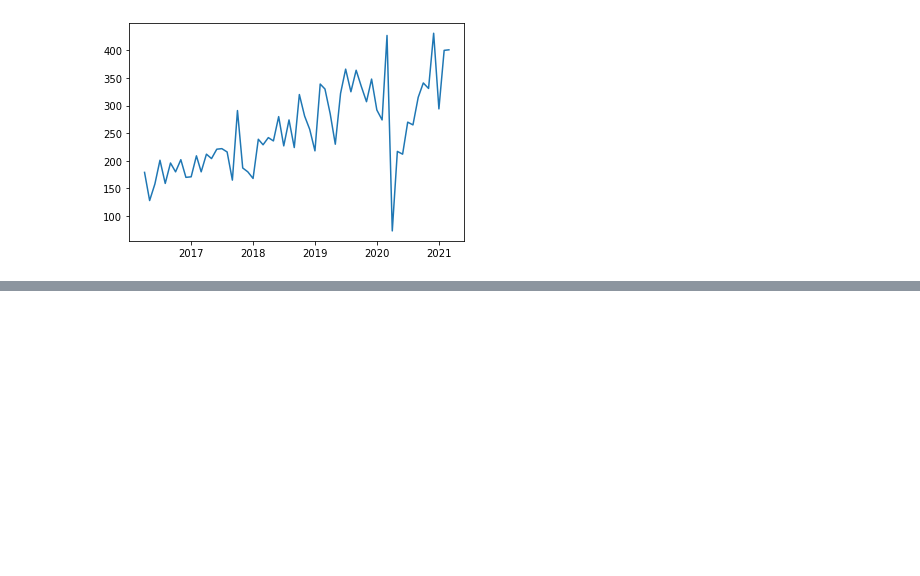
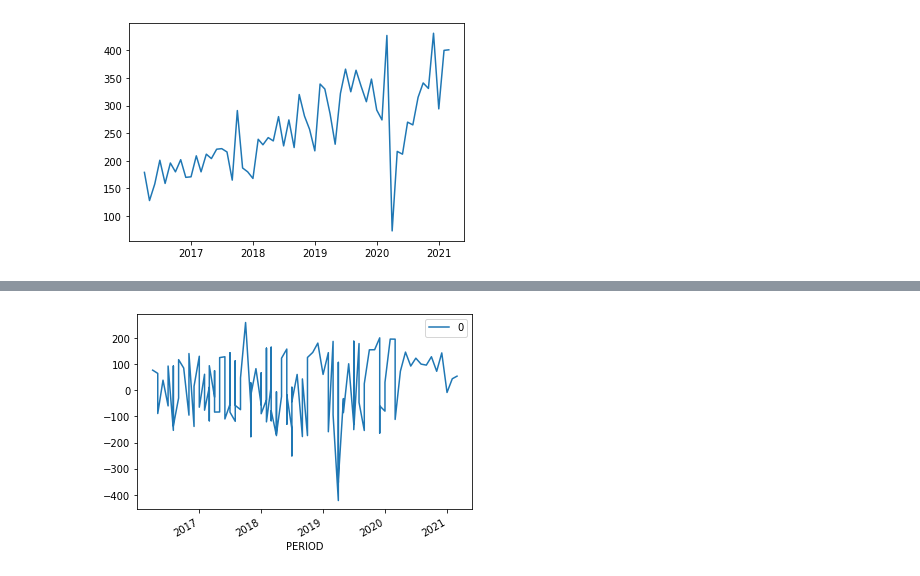
Before and after one commit to qqq6301/Msc-thesis, a Jupyter notebook: Untitled.ipynb, the cells around one changed output, grey strips where cells are left out. Saved outputs shown, nothing was run; the diff lists cells and outputs as text; code cells hidden in the pictures; blank space fills up the shorter version.

Commit message:
week 1 final

```diff
--- a/Untitled.ipynb
+++ b/Untitled.ipynb
@@ -73,0 +120,11 @@ pyplot.plot(df_subset1_RXN2["PERIOD"], df_subset1_RXN2["TOTAL TREATED"])
+# %%
+df_subset1_RXN_ts = df_subset1_RXN.loc[:,['PERIOD', 'TOTAL TREATED']]
+# %%
+training_data=df_subset1_RXN_ts #Omit train-test split for week 1
+# %%
+training_data_series = pd.Series(training_data["TOTAL TREATED"])
+training_data_series.index=training_data["PERIOD"]
+# %%
+# fit model
+model = ARIMA(training_data_series,order=(5,1,0))
+model_fit = model.fit()
@@ -73,0 +152,6 @@ pyplot.plot(df_subset1_RXN2["PERIOD"], df_subset1_RXN2["TOTAL TREATED"])
+# %%
+residuals = DataFrame(model_fit.resid)
+residuals.plot()
+pyplot.show()
+# %% [output]
+[figure, added]
```
Also changed, not shown: parts of 6 cells of this notebook.
